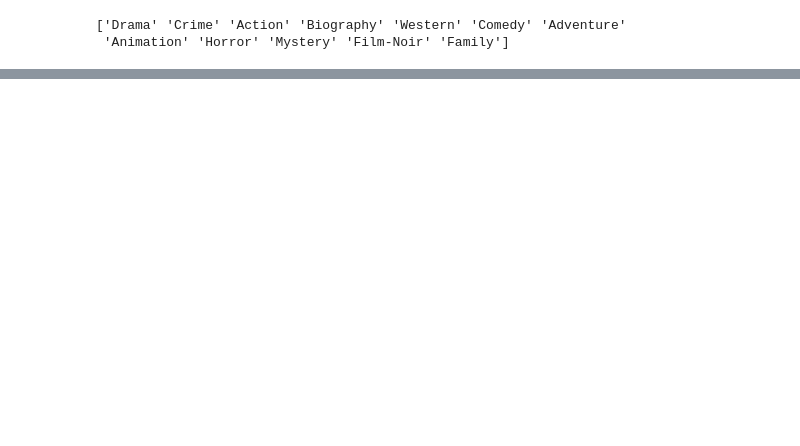
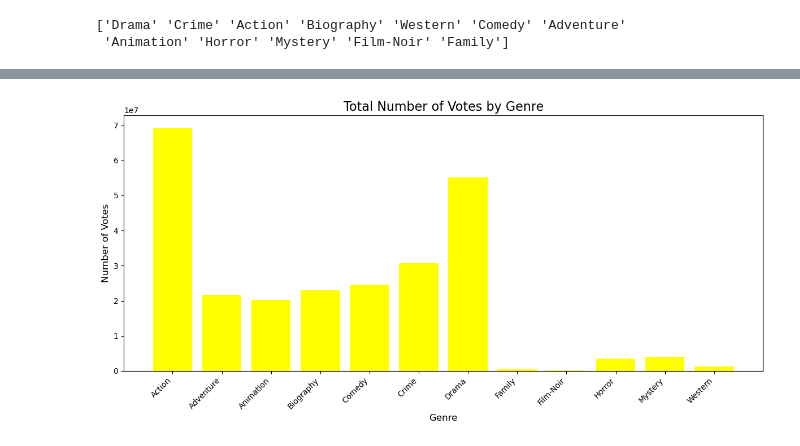
Before and after one commit to DubJay4Life/Project1_Group7, a Jupyter notebook: Gorgina_work/question3.ipynb, the cells around one changed output, grey strips where cells are left out. Saved outputs shown, nothing was run; the diff lists cells and outputs as text; code cells hidden in the pictures; blank space fills up the shorter version.

```diff
--- a/Gorgina_work/question3.ipynb
+++ b/Gorgina_work/question3.ipynb
@@ -79,0 +85,19 @@ plt.show()
+# %%
+plt.figure(figsize=(12, 6))
+
+# Plotting the bar chart
+plt.bar(genre_votes['Genre'], genre_votes['No_of_Votes'], color='yellow')
+
+# Add title and labels
+plt.title('Total Number of Votes by Genre', fontsize=16)
+plt.xlabel('Genre', fontsize=12)
+plt.ylabel('Number of Votes', fontsize=12)
+
+# Rotate x-axis labels to make them readable
+plt.xticks(rotation=45, ha='right')
+
+# Display the plot
+plt.tight_layout()  # Ensures that the labels don't get cut off
+plt.show()
+# %% [output]
+[figure, added]
```
Also changed, not shown: parts of 9 cells of this notebook.
